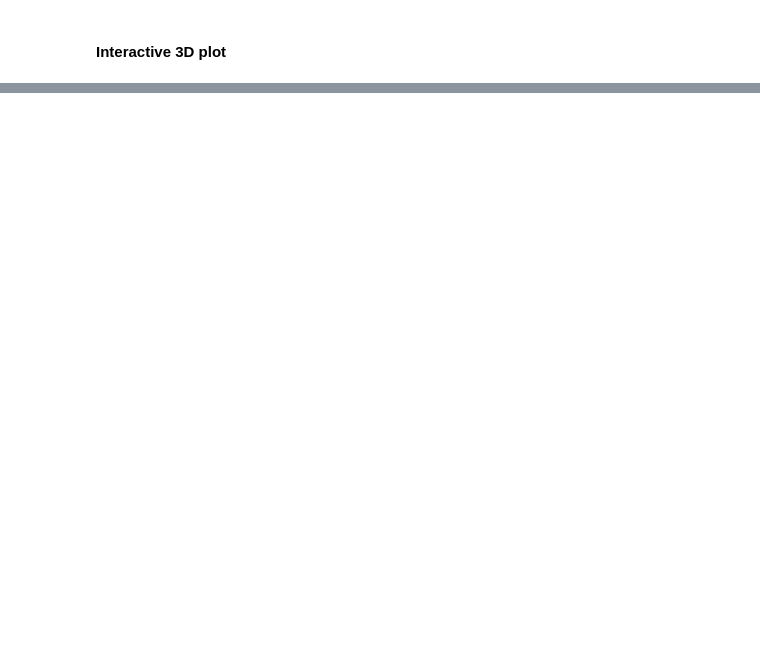
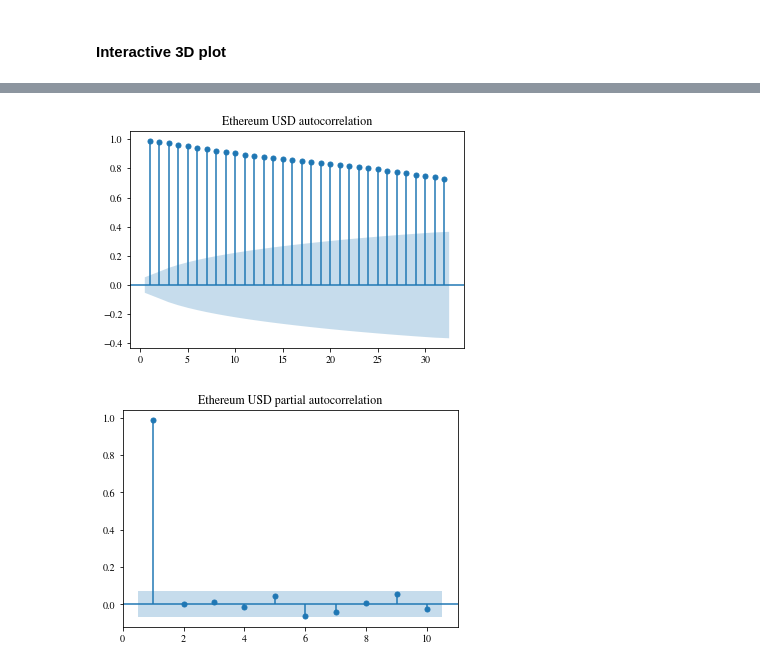
Before and after one commit to Ursuline/asset_management, a Jupyter notebook: moving_avg_oo.ipynb, the cells around one changed output, grey strips where cells are left out. Drawn from its saved outputs; the diff is of its cells as text; code cells hidden in the pictures; blank space fills up the shorter version.

```diff
--- a/moving_avg_oo.ipynb
+++ b/moving_avg_oo.ipynb
@@ -701,9 +708,13 @@ HBox(children=(VBox(children=(IntText(value=35, description='Elevation:', layout
 [interactive output not drawn]
 # %%
 #Autocorrelation functions
+ticker_name = ticker_obj.get_name()
 series = security.loc[date_range[0]:date_range[1],'Close']
 plot_acf(series, title=f'{ticker_name} autocorrelation', zero=False)
 plt.show()
 
 plot_pacf(series, lags=10, alpha=.01, title=f'{ticker_name} partial autocorrelation', zero=False)
 plt.show()
+# %% [output]
+[figure, added]
+[figure, added]
```
Also changed, not shown: parts of 10 cells of this notebook, 2 other files.
